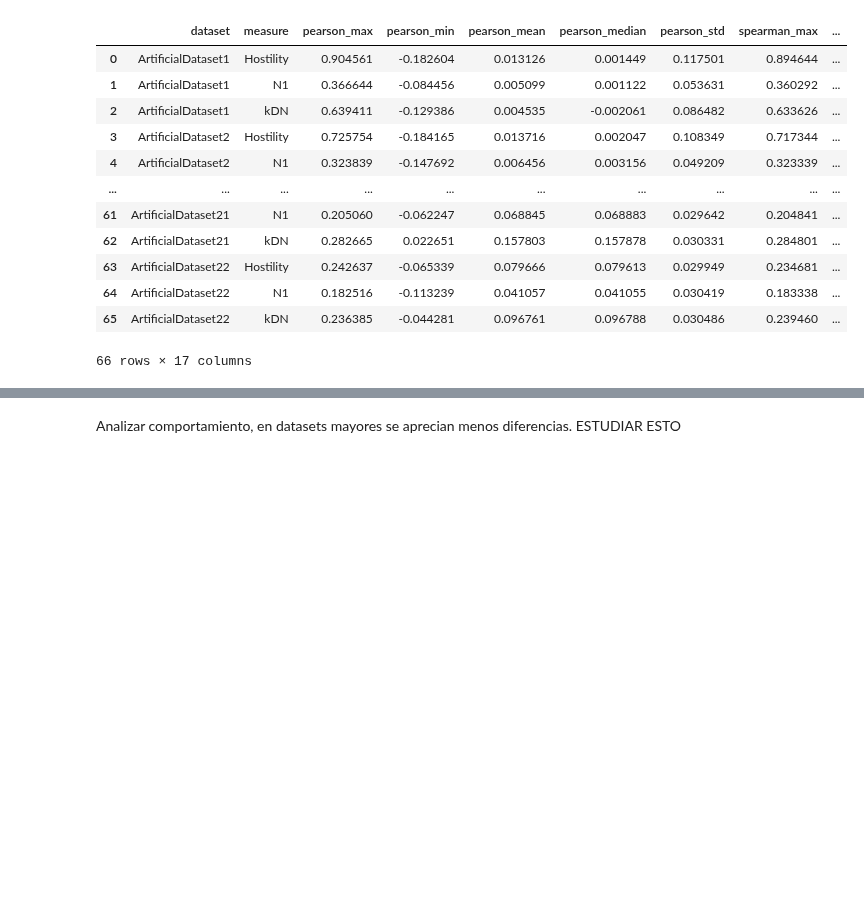
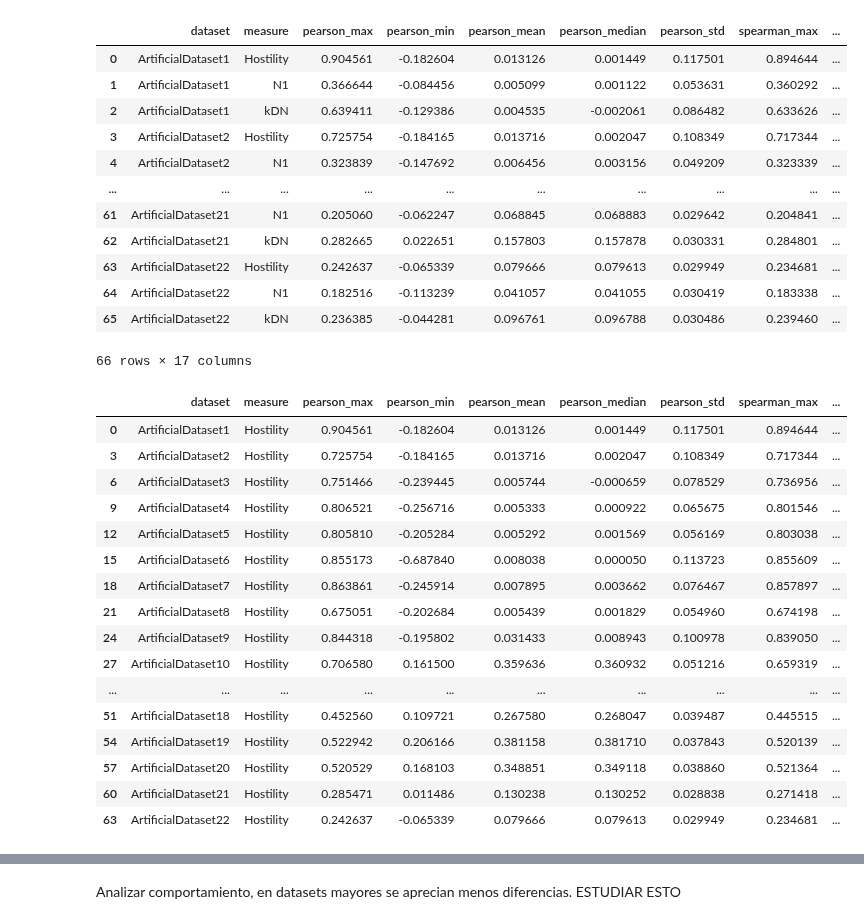
Before and after one commit to carmenlancho/FeatureSelection_Complexity, a Jupyter notebook: Notebooks/UnivariateInstanceComplexity_Analysis.ipynb, the cells around one changed output, grey strips where cells are left out. Cells and saved outputs as stored; diff of their text form; code cells hidden in the pictures; blank space fills up the shorter version.

```diff
--- a/Notebooks/UnivariateInstanceComplexity_Analysis.ipynb
+++ b/Notebooks/UnivariateInstanceComplexity_Analysis.ipynb
@@ -89,3 +89,23 @@ ArtificialDataset22
 | 64 | ArtificialDataset22 | N1 | 0.182516 | -0.113239 | 0.041057 | 0.041055 | 0.030419 | 0.183338 | ... |
 | 65 | ArtificialDataset22 | kDN | 0.236385 | -0.044281 | 0.096761 | 0.096788 | 0.030486 | 0.239460 | ... |
 66 rows × 17 columns
+# %%
+summary_df.loc[summary_df.measure == 'Hostility',:]
+# %% [output]
+|  | dataset | measure | pearson_max | pearson_min | pearson_mean | pearson_median | pearson_std | spearman_max | ... |
+| 0 | ArtificialDataset1 | Hostility | 0.904561 | -0.182604 | 0.013126 | 0.001449 | 0.117501 | 0.894644 | ... |
+| 3 | ArtificialDataset2 | Hostility | 0.725754 | -0.184165 | 0.013716 | 0.002047 | 0.108349 | 0.717344 | ... |
+| 6 | ArtificialDataset3 | Hostility | 0.751466 | -0.239445 | 0.005744 | -0.000659 | 0.078529 | 0.736956 | ... |
+| 9 | ArtificialDataset4 | Hostility | 0.806521 | -0.256716 | 0.005333 | 0.000922 | 0.065675 | 0.801546 | ... |
+| 12 | ArtificialDataset5 | Hostility | 0.805810 | -0.205284 | 0.005292 | 0.001569 | 0.056169 | 0.803038 | ... |
+| 15 | ArtificialDataset6 | Hostility | 0.855173 | -0.687840 | 0.008038 | 0.000050 | 0.113723 | 0.855609 | ... |
+| 18 | ArtificialDataset7 | Hostility | 0.863861 | -0.245914 | 0.007895 | 0.003662 | 0.076467 | 0.857897 | ... |
+| 21 | ArtificialDataset8 | Hostility | 0.675051 | -0.202684 | 0.005439 | 0.001829 | 0.054960 | 0.674198 | ... |
+| 24 | ArtificialDataset9 | Hostility | 0.844318 | -0.195802 | 0.031433 | 0.008943 | 0.100978 | 0.839050 | ... |
+| 27 | ArtificialDataset10 | Hostility | 0.706580 | 0.161500 | 0.359636 | 0.360932 | 0.051216 | 0.659319 | ... |
+| ... | ... | ... | ... | ... | ... | ... | ... | ... | ... |
+| 51 | ArtificialDataset18 | Hostility | 0.452560 | 0.109721 | 0.267580 | 0.268047 | 0.039487 | 0.445515 | ... |
+| 54 | ArtificialDataset19 | Hostility | 0.522942 | 0.206166 | 0.381158 | 0.381710 | 0.037843 | 0.520139 | ... |
+| 57 | ArtificialDataset20 | Hostility | 0.520529 | 0.168103 | 0.348851 | 0.349118 | 0.038860 | 0.521364 | ... |
+| 60 | ArtificialDataset21 | Hostility | 0.285471 | 0.011486 | 0.130238 | 0.130252 | 0.028838 | 0.271418 | ... |
+| 63 | ArtificialDataset22 | Hostility | 0.242637 | -0.065339 | 0.079666 | 0.079613 | 0.029949 | 0.234681 | ... |
```
Also changed, not shown: parts of 6 cells of this notebook.
